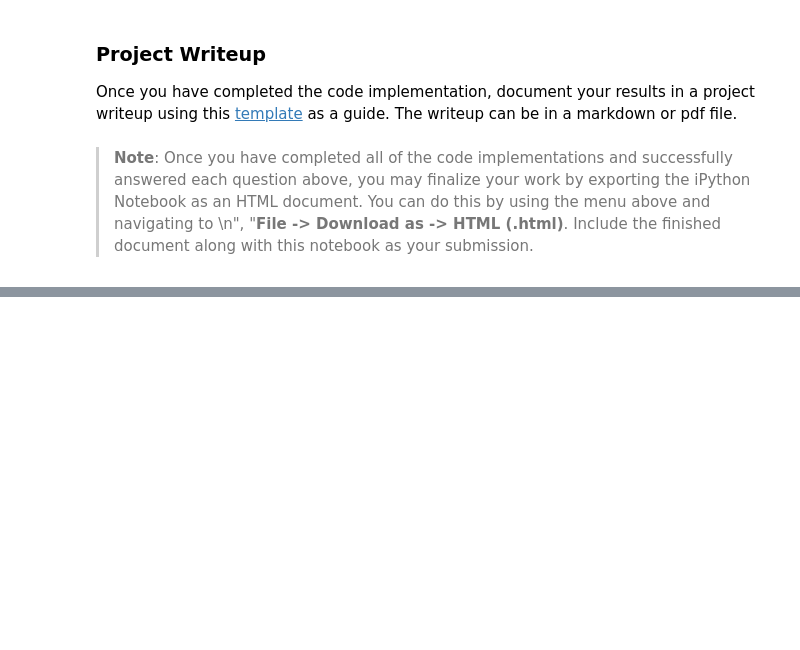
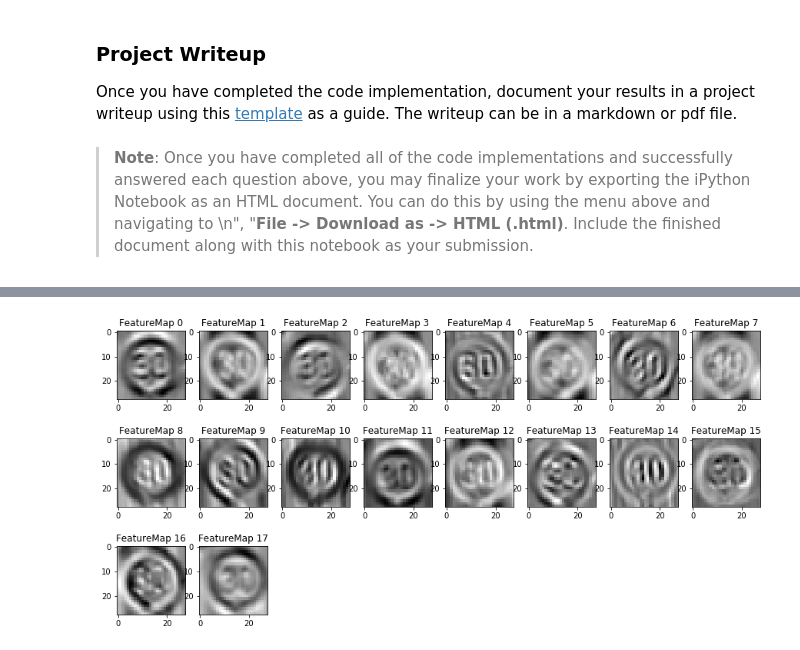
Before and after one commit to sharathsrini/Traffic-Sign-Classifier, a Jupyter notebook: Traffic_Sign_Classifier.ipynb, the cells around one changed output, grey strips where cells are left out. Cells and saved outputs as stored; diff of their text form; code cells hidden in the pictures; blank space fills up the shorter version.

```diff
--- a/Traffic_Sign_Classifier.ipynb
+++ b/Traffic_Sign_Classifier.ipynb
@@ -758,3 +913,15 @@ def outputFeatureMap(image_input, tf_activation, activation_min=-1, activation_m
             plt.imshow(activation[0,:,:, featuremap], interpolation="nearest", vmin=activation_min, cmap="gray")
         else:
             plt.imshow(activation[0,:,:, featuremap], interpolation="nearest", cmap="gray")
+# %%
+with tf.Session() as sess:
+    saver.restore(sess, './Three_stages_aug_rgb')
+    # get tensors we're interested in
+    op = sess.graph.get_operations()
+    test = tf.get_default_graph().get_tensor_by_name("Conv2D:0")
+    outputFeatureMap(np.expand_dims(X_train[2480],axis=0), test)
+
+plt.savefig('ConvLayer1.jpg', bbox_inches='tight')
+plt.show()
+# %% [output]
+[figure, added]
```
Also changed, not shown: parts of 15 cells of this notebook.
